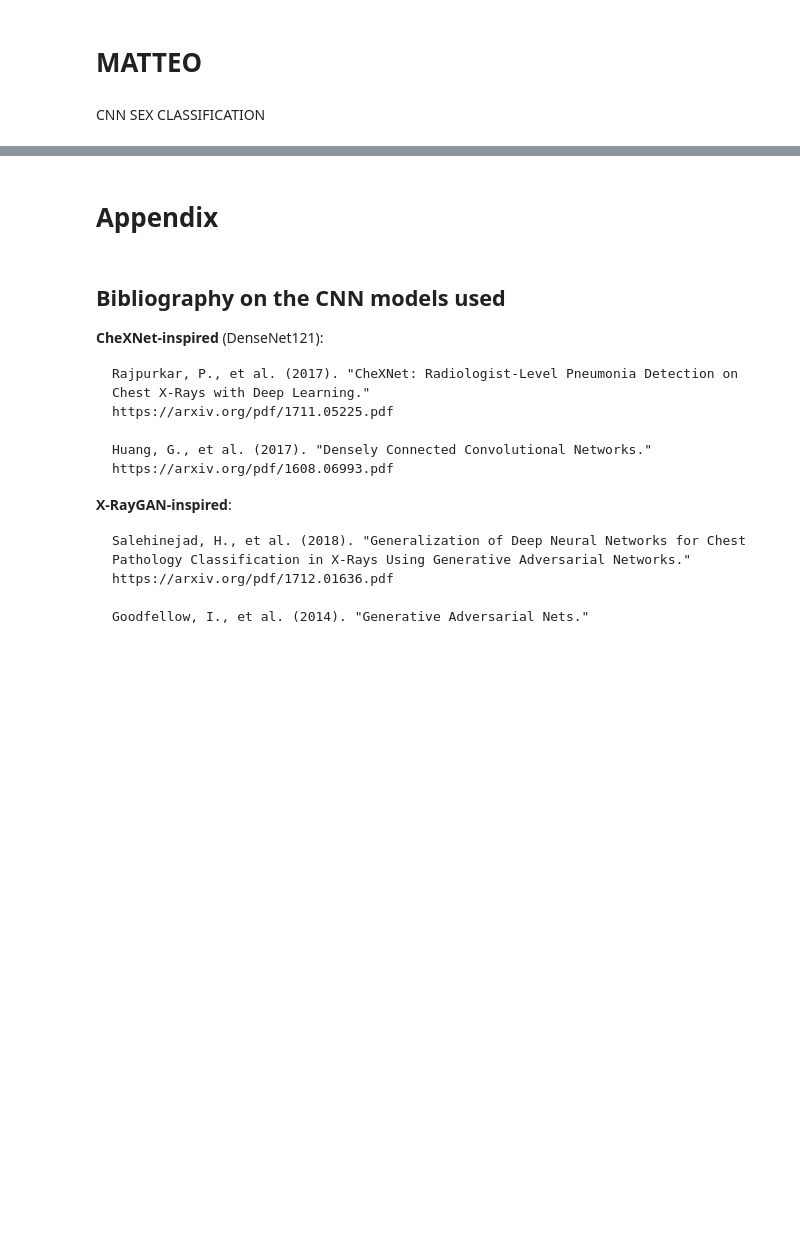
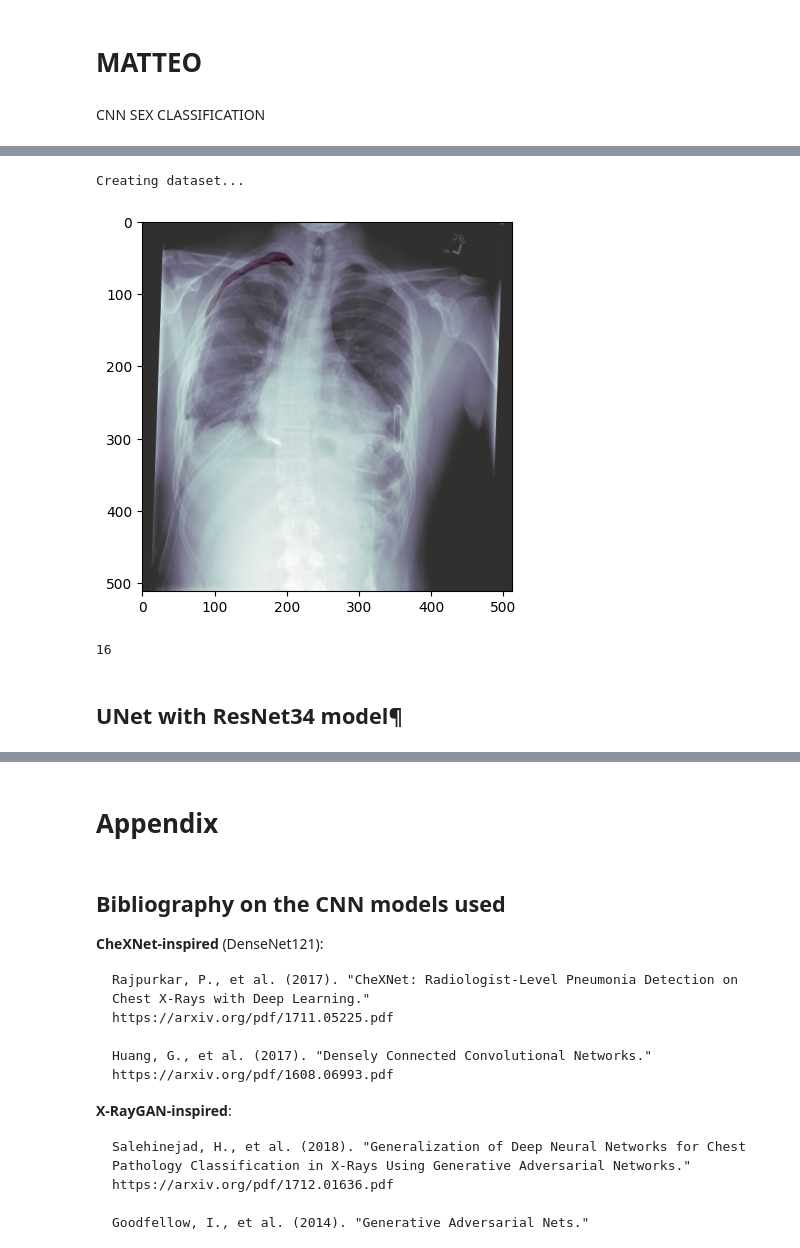
Before and after one commit to alexcri90/Medical-Imaging-DS-Bicocca, a Jupyter notebook: Project_MI.ipynb, the cells around one changed output, grey strips where cells are left out. Saved outputs shown, nothing was run; the diff lists cells and outputs as text; code cells hidden in the pictures; blank space fills up the shorter version.

Commit message:
UPLOAD SEGMENTATION --runnato

```diff
--- a/Project_MI.ipynb
+++ b/Project_MI.ipynb
@@ -1488,0 +1546,46 @@ model.save("models/patient_sex_predictor.h5")
+# %%
+# sample_submission_path = '../input/siim-acr-pneumothorax-segmentation/sample_submission.csv'
+# sample_submission_path = "../input/siim-stage1/sample_submission.csv"
+
+
+train_rle_path = "./train-rle-train.csv"
+#data_folder = "../input/siim-png-images/input/train_png"
+data_folder = "./dicom_files"
+test_data_folder = "../input/siim-png-images/input/test_png"
+# %%
+from training_segm import SIIMDataset, provider
+
+
+
+dataloader = provider(
+    fold=0,
+    total_folds=5,
+    data_folder=data_folder,
+    df_path=train_rle_path,
+    phase="train",
+    size=512,
+    mean=(0.485, 0.456, 0.406),
+    std=(0.229, 0.224, 0.225),
+    batch_size=16,
+    num_workers=4,
+)
+# %% [output]
+Creating dataset...
+# %%
+batch = next(iter(dataloader))  # get a batch from the dataloader
+images, masks = batch
+# %%
+# plot some random images in the `batch`
+idx = random.choice(range(16))
+plt.imshow(images[idx][0], cmap="bone")
+plt.imshow(masks[idx][0], alpha=0.2, cmap="Reds")
+plt.show()
+if len(np.unique(masks[idx][0])) == 1:  # only zeros
+
+    print("Chosen image has no ground truth mask, rerun the cell")
+# %% [output]
+[figure, added]
+# %%
+len(masks)
+# %% [output]
+16
@@ -1488,0 +1748,2 @@ model.save("models/patient_sex_predictor.h5")
+# %% [markdown]
+## UNet with ResNet34 model¶
```
Also changed, not shown: parts of 13 cells of this notebook.
